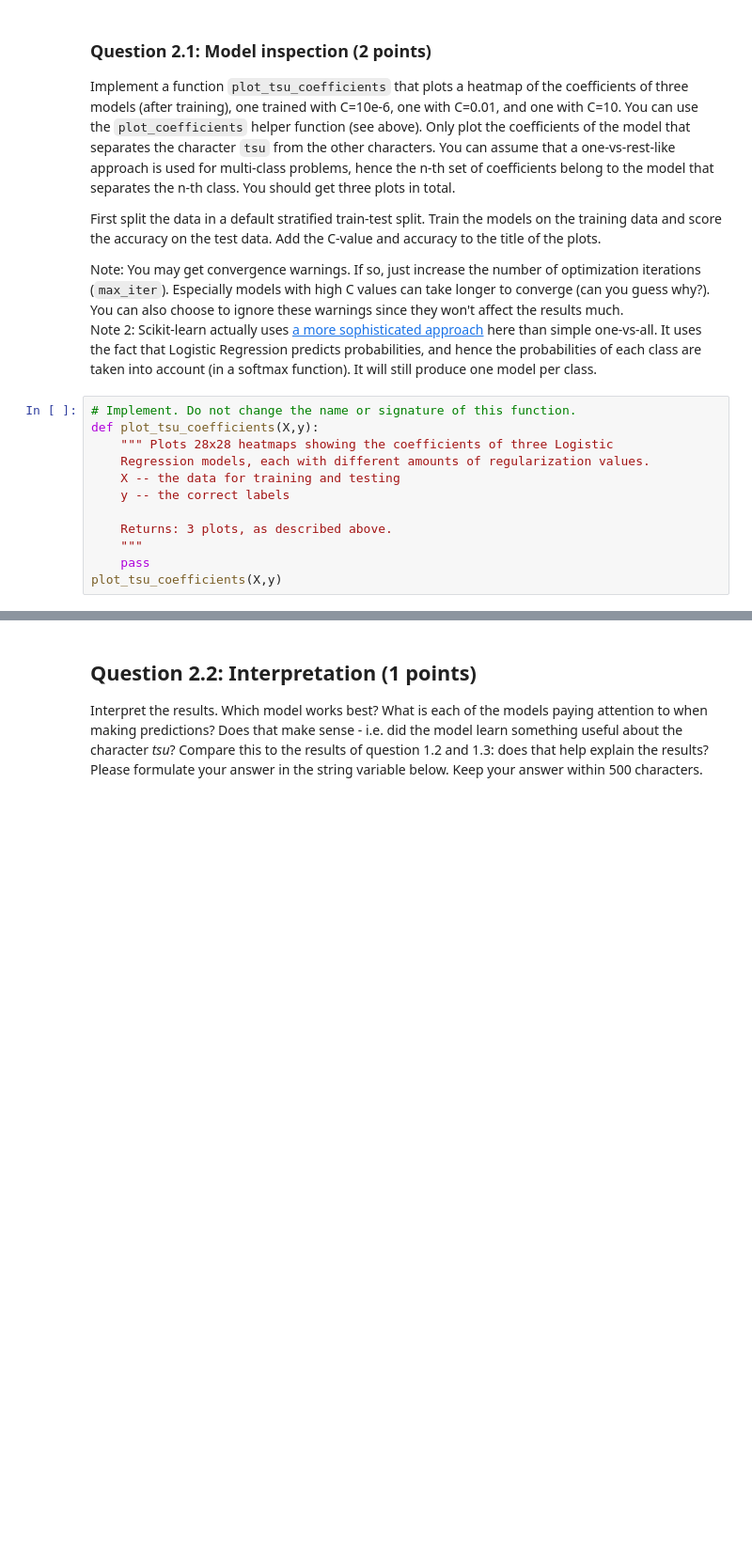
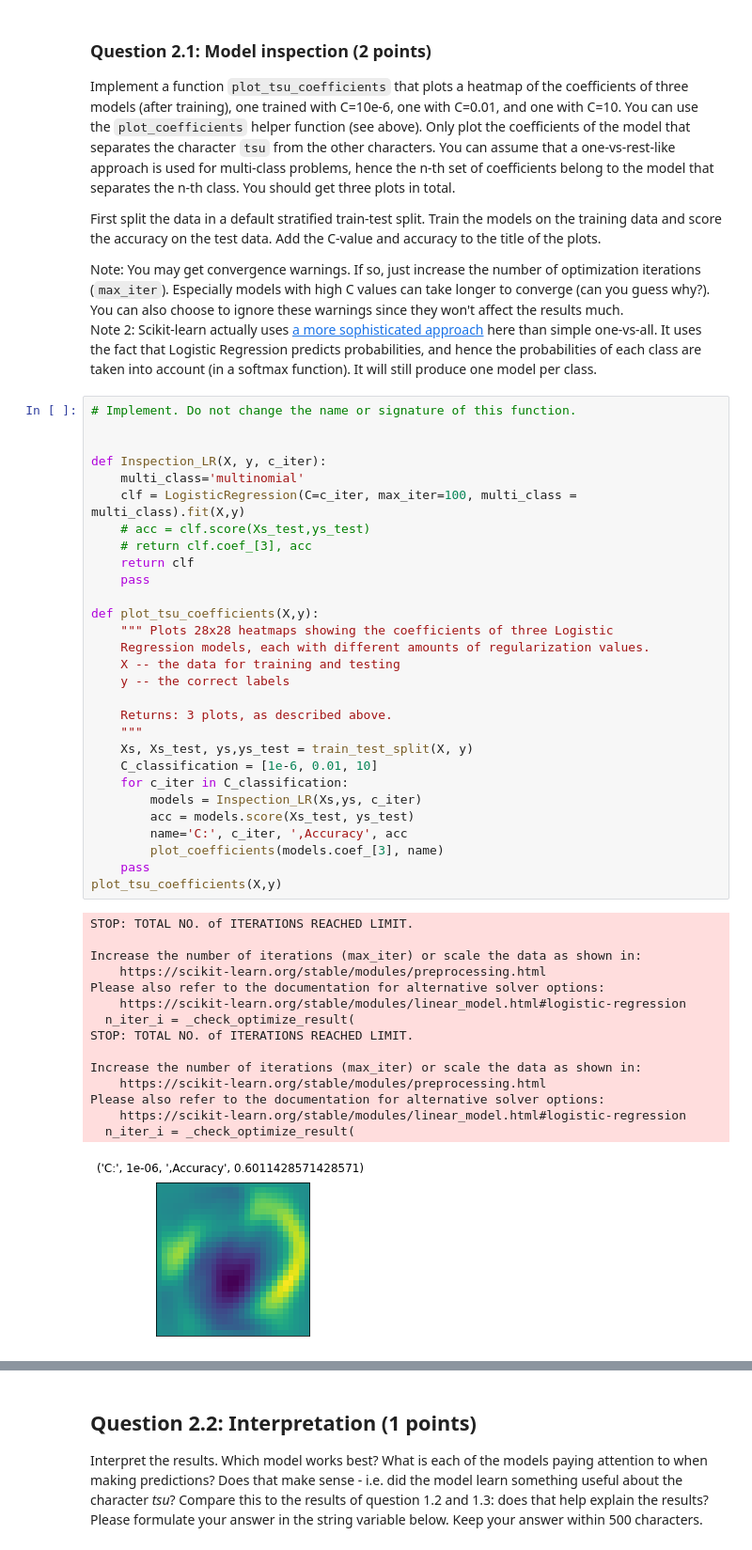
Before and after one commit to ML-course/Machine-Learning_Assignment1, a Jupyter notebook: Assignment_1.ipynb, the cells around one changed output, grey strips where cells are left out. Shown: that part at 94% size. Cells and saved outputs as stored; diff of their text form; blank space fills up the shorter version.

Commit message:
Question 1.2 Test

```diff
--- a/Assignment_1.ipynb
+++ b/Assignment_1.ipynb
@@ -243,13 +238,46 @@ Note: You may get convergence warnings. If so, just increase the number of optim
 Note 2: Scikit-learn actually uses [a more sophisticated approach](https://scikit-learn.org/stable/auto_examples/linear_model/plot_logistic_multinomial.html#sphx-glr-auto-examples-linear-model-plot-logistic-multinomial-py) here than simple one-vs-all. It uses the fact that Logistic Regression predicts probabilities, and hence the probabilities of each class are taken into account (in a softmax function). It will still produce one model per class.
 # %%
 # Implement. Do not change the name or signature of this function.
+
+
+def Inspection_LR(X, y, c_iter):
+    multi_class='multinomial'
+    clf = LogisticRegression(C=c_iter, max_iter=100, multi_class = multi_class).fit(X,y)
+    # acc = clf.score(Xs_test,ys_test)
+    # return clf.coef_[3], acc
+    return clf
+    pass
+
 def plot_tsu_coefficients(X,y):
     """ Plots 28x28 heatmaps showing the coefficients of three Logistic
     Regression models, each with different amounts of regularization values.
     X -- the data for training and testing
     y -- the correct labels
 
     Returns: 3 plots, as described above.
     """
+    Xs, Xs_test, ys,ys_test = train_test_split(X, y)
+    C_classification = [1e-6, 0.01, 10]
+    for c_iter in C_classification:
+        models = Inspection_LR(Xs,ys, c_iter)
+        acc = models.score(Xs_test, ys_test)
+        name='C:', c_iter, ',Accuracy', acc
+        plot_coefficients(models.coef_[3], name)
     pass
 plot_tsu_coefficients(X,y)
+# %% [output]
+STOP: TOTAL NO. of ITERATIONS REACHED LIMIT.
+
+Increase the number of iterations (max_iter) or scale the data as shown in:
+    https://scikit-learn.org/stable/modules/preprocessing.html
+Please also refer to the documentation for alternative solver options:
+    https://scikit-learn.org/stable/modules/linear_model.html#logistic-regression
+  n_iter_i = _check_optimize_result(
+STOP: TOTAL NO. of ITERATIONS REACHED LIMIT.
+
+Increase the number of iterations (max_iter) or scale the data as shown in:
+    https://scikit-learn.org/stable/modules/preprocessing.html
+Please also refer to the documentation for alternative solver options:
+    https://scikit-learn.org/stable/modules/linear_model.html#logistic-regression
+  n_iter_i = _check_optimize_result(
+[figure, added]
```
Also changed, not shown: parts of 6 cells of this notebook, 3 other files.
